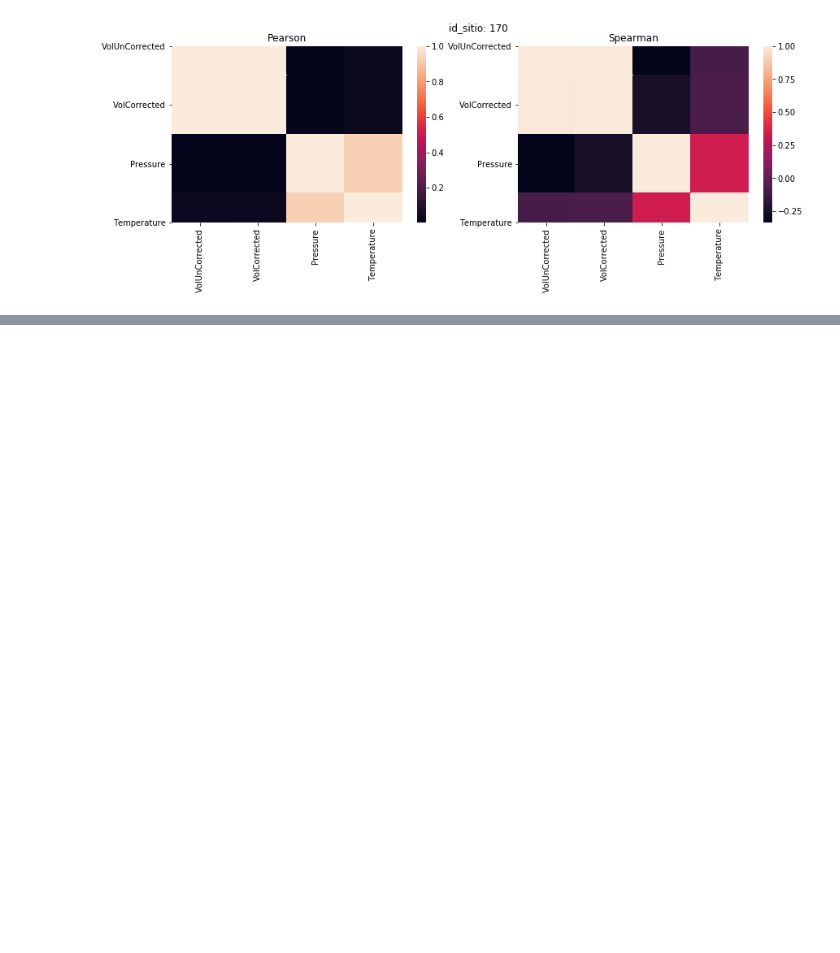
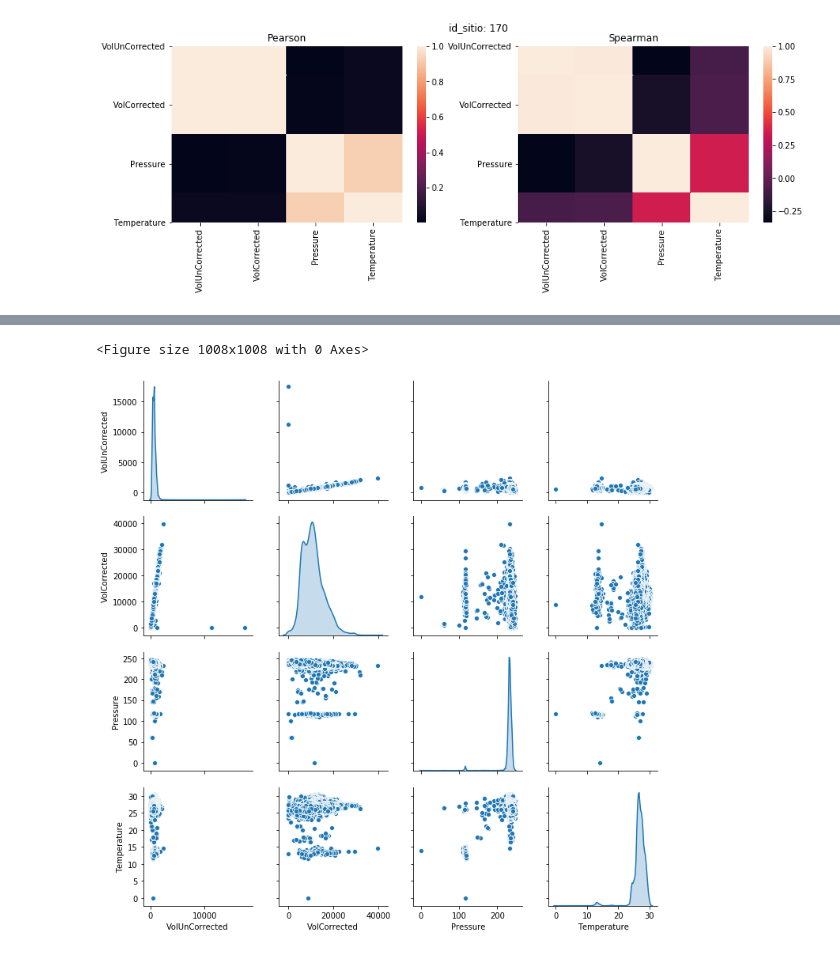
Before and after one commit to andresenrique08/CDA_Project, a Jupyter notebook: Proyecto/graficas/ajuste_primera_entrega.ipynb, the cells around one changed output, grey strips where cells are left out. Cells and saved outputs as stored; diff of their text form; code cells hidden in the pictures; blank space fills up the shorter version.

```diff
--- a/Proyecto/graficas/ajuste_primera_entrega.ipynb
+++ b/Proyecto/graficas/ajuste_primera_entrega.ipynb
@@ -343,0 +443,8 @@ for i in  [151, 152, 155, 156, 158, 159, 161, 162, 163, 164, 166, 168, 169, 170]
+# %%
+plt.figure(figsize=(14, 14))
+numer = grupo1.select_dtypes([float])
+objeto= grupo1.select_dtypes(['object'])
+sns.pairplot(numer, diag_kind='kde');
+# %% [output]
+<Figure size 1008x1008 with 0 Axes>
+[figure, added]
```
Also changed, not shown: parts of 14 cells of this notebook.
